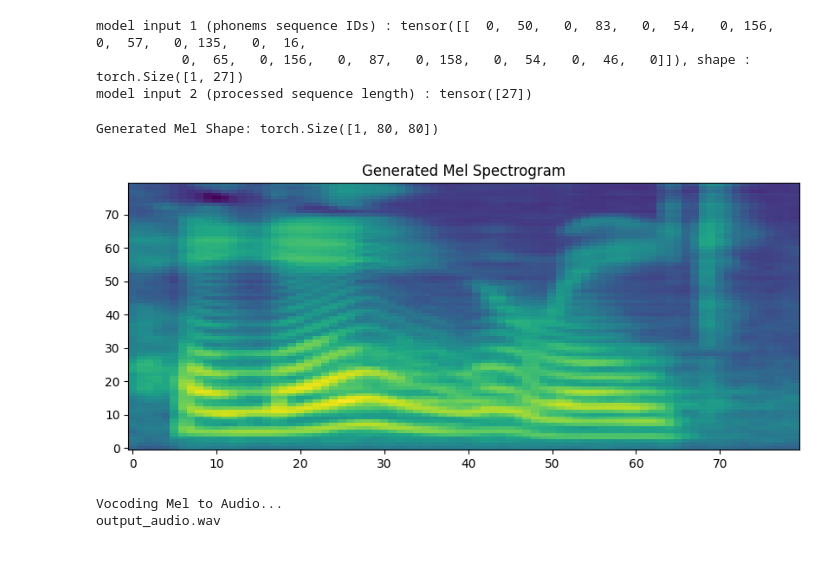
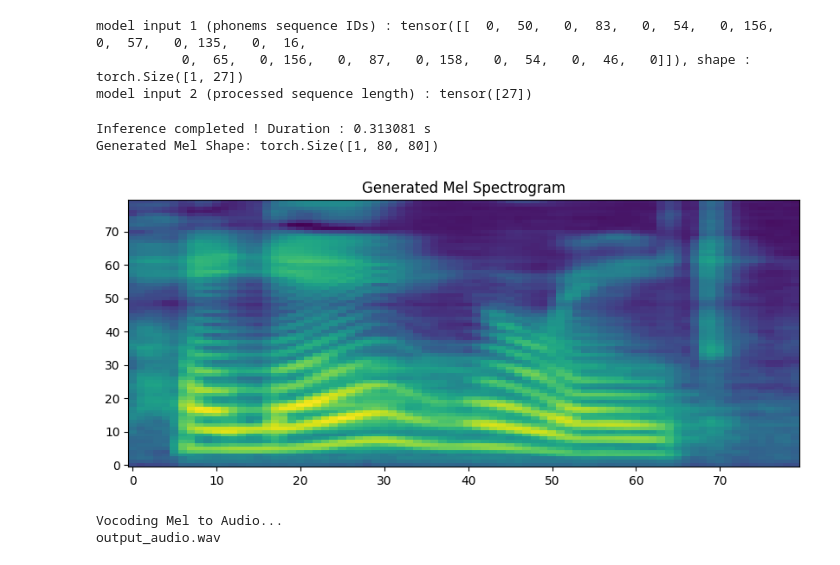
Before and after one commit to 2ineddine/MatchaTTS-Implementation-Analysis, a Jupyter notebook: 1_notebook_run_model.ipynb, the cells around one changed output. Cells and saved outputs as stored; diff of their text form; code cells hidden in the pictures.

```diff
--- a/1_notebook_run_model.ipynb
+++ b/1_notebook_run_model.ipynb
@@ -53,9 +49,9 @@ VOCODER_PATH = r"vocoders\hifigan_T2_v1"
 # %%
-# Load model
+def load_model(checkpoint_path):
+    model = MatchaTTS.load_from_checkpoint(checkpoint_path, map_location=device)
+    model.eval()
+    return model
 
-print(f"Loading Matcha checkpoint from: {MATCHA_CHECKPOINT}")
-model = MatchaTTS.load_from_checkpoint(MATCHA_CHECKPOINT, map_location=device)
-model.eval()
-model.to(device)
-print("Matcha-TTS loaded successfully.")
+model = load_model(MATCHA_CHECKPOINT)
+print(f"Model loaded!")
 # %% [output]
@@ -159,28 +173,29 @@ def run_model(
 # %%
 n_timesteps = 10
 length_scale = 1
 temperature = 0.667
 spks = None
 
 output = run_model(
     processed_text,
     model,
     n_timesteps,
+    length_scale,
     temperature,
-    spks,
-    length_scale
+    spks
     )
 
 mel = output['mel']
 print(f"Generated Mel Shape: {mel.shape}")
 
 # Visualisation
 
 plt.figure(figsize=(10, 4))
 plt.imshow(mel.squeeze().cpu().numpy(), origin='lower', aspect='auto')
 plt.title("Generated Mel Spectrogram")
 plt.show()
 # %% [output]
+Inference completed ! Duration : 0.313081 s
 Generated Mel Shape: torch.Size([1, 80, 80])
-[figure, old version]
+[figure, new version]
 # %%
```
Also changed, not shown: parts of 8 cells of this notebook.
